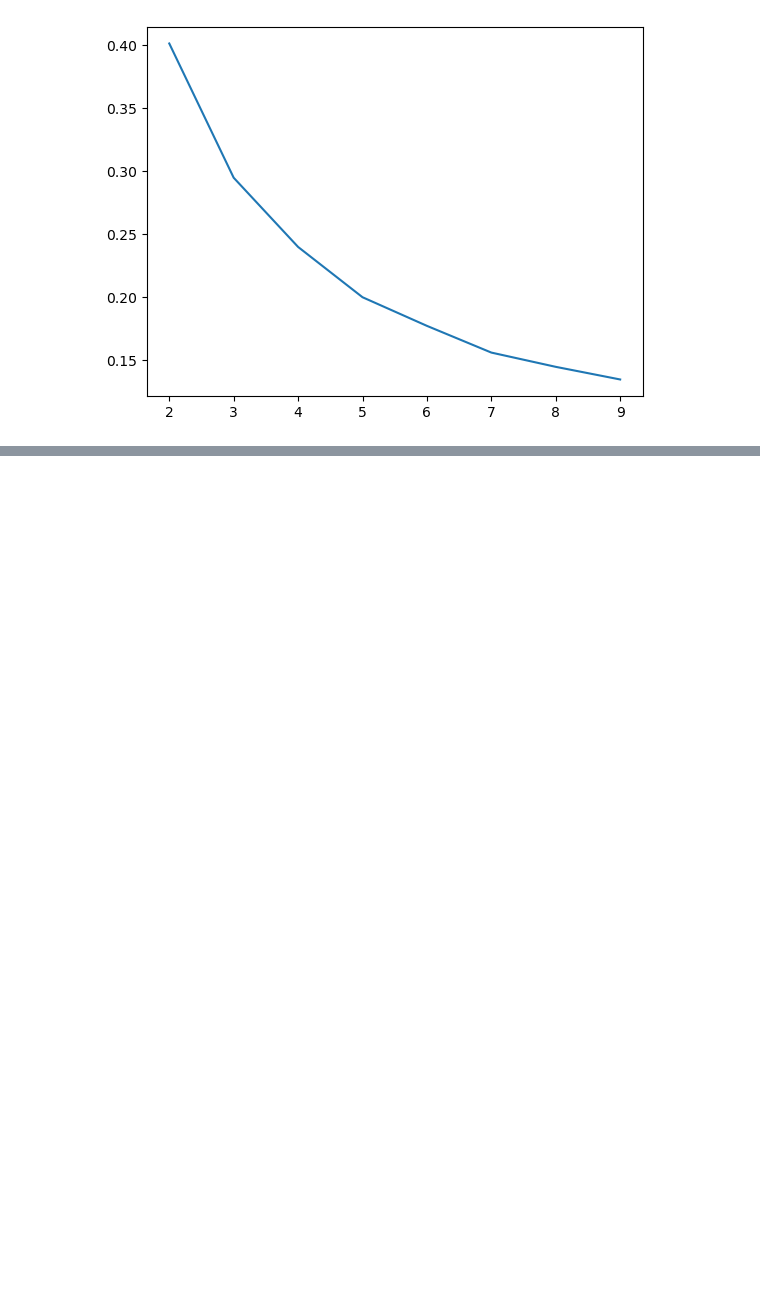
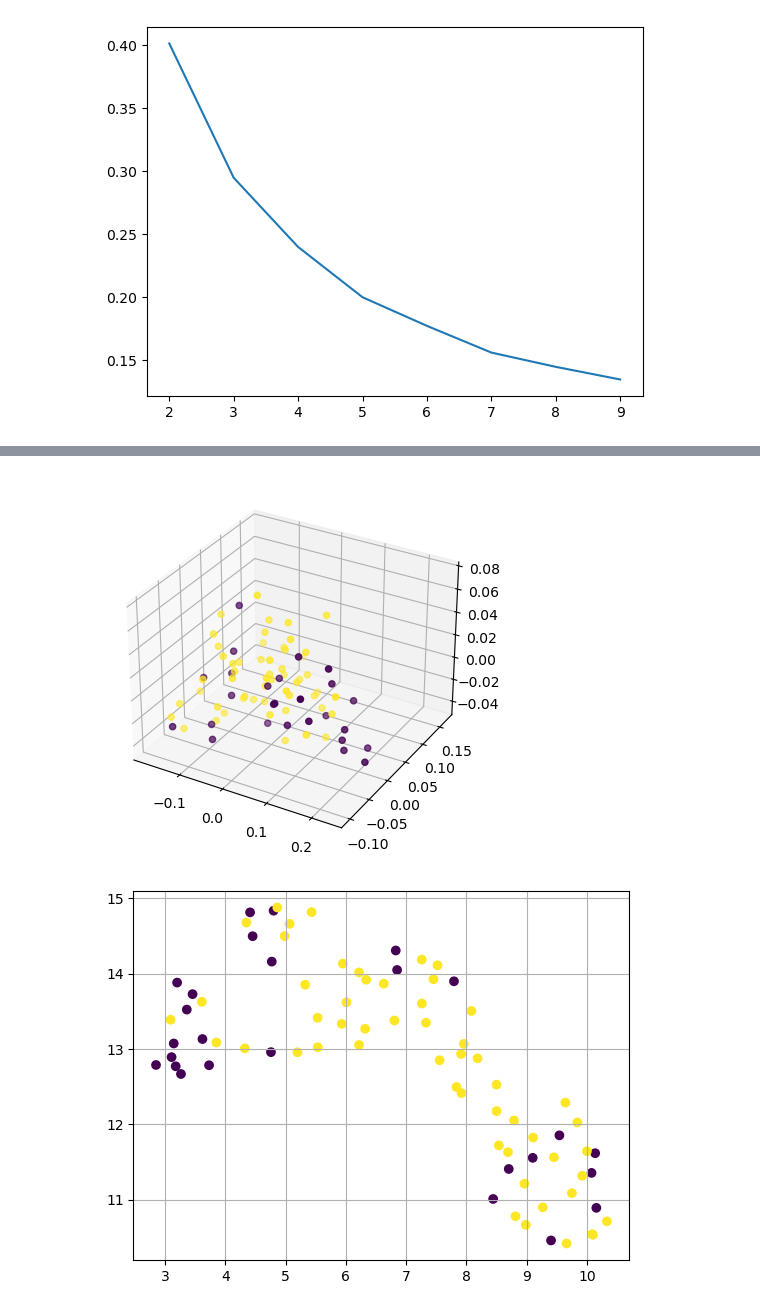
Before and after one commit to yuvaldotan/workshop_microbiome, a Jupyter notebook: microbiome.ipynb, the cells around one changed output, grey strips where cells are left out. Saved outputs shown, nothing was run; the diff lists cells and outputs as text; code cells hidden in the pictures; blank space fills up the shorter version.

```diff
--- a/microbiome.ipynb
+++ b/microbiome.ipynb
@@ -125,0 +169,3 @@ plt.show()
+# %%
+data_df["season"] = metadata_df["season"]
+data_df_avg_season = data_df.groupby(["baboon_id","season"]).mean()
@@ -125,0 +199,5 @@ plt.show()
+# %%
+data_df_avg_M_D = data_df_avg_season.loc[(metadata_df_M["baboon_id"].unique(),'dry'),:]
+data_df_avg_M_W = data_df_avg_season.loc[(metadata_df_M["baboon_id"].unique(),'wet'),:]
+data_df_avg_F_D = data_df_avg_season.loc[(metadata_df_F["baboon_id"].unique(),'dry'),:]
+data_df_avg_F_W = data_df_avg_season.loc[(metadata_df_F["baboon_id"].unique(),'wet'),:]
@@ -125,0 +206,12 @@ plt.show()
+# %%
+data_df_avg_M_D["sex"] = 0
+data_df_avg_F_D["sex"] = 1
+data_df_avg_M_W["sex"] = 0
+data_df_avg_F_W["sex"] = 1
+
+data_df_avg_D = pd.concat([data_df_avg_M_D, data_df_avg_F_D])
+data_df_avg_W = pd.concat([data_df_avg_M_W, data_df_avg_F_W])
+
+
+
+data_df_avg_D
@@ -125,0 +253,27 @@ plt.show()
+# %%
+labels = data_df_avg_D["sex"].values
+pca = PCA(n_components=3)
+results = pca.fit_transform(data_df_avg_D.drop(columns="sex")).transpose()
+
+
+ax = plt.axes(projection="3d")
+ax.scatter3D(results[0], results[1],results[2], c=labels)
+plt.grid()
+plt.show()
+
+
+# plt.scatter(results[0], results[1], c=labels)
+# plt.grid()
+# plt.show()
+
+
+
+reducer = umap.UMAP()
+results = reducer.fit_transform(data_df_avg_D.drop(columns="sex").values).transpose()
+
+plt.scatter(results[0], results[1], c=labels)
+plt.grid()
+plt.show()
+# %% [output]
+[figure, added]
+[figure, added]
```
Also changed, not shown: parts of 19 cells of this notebook.
